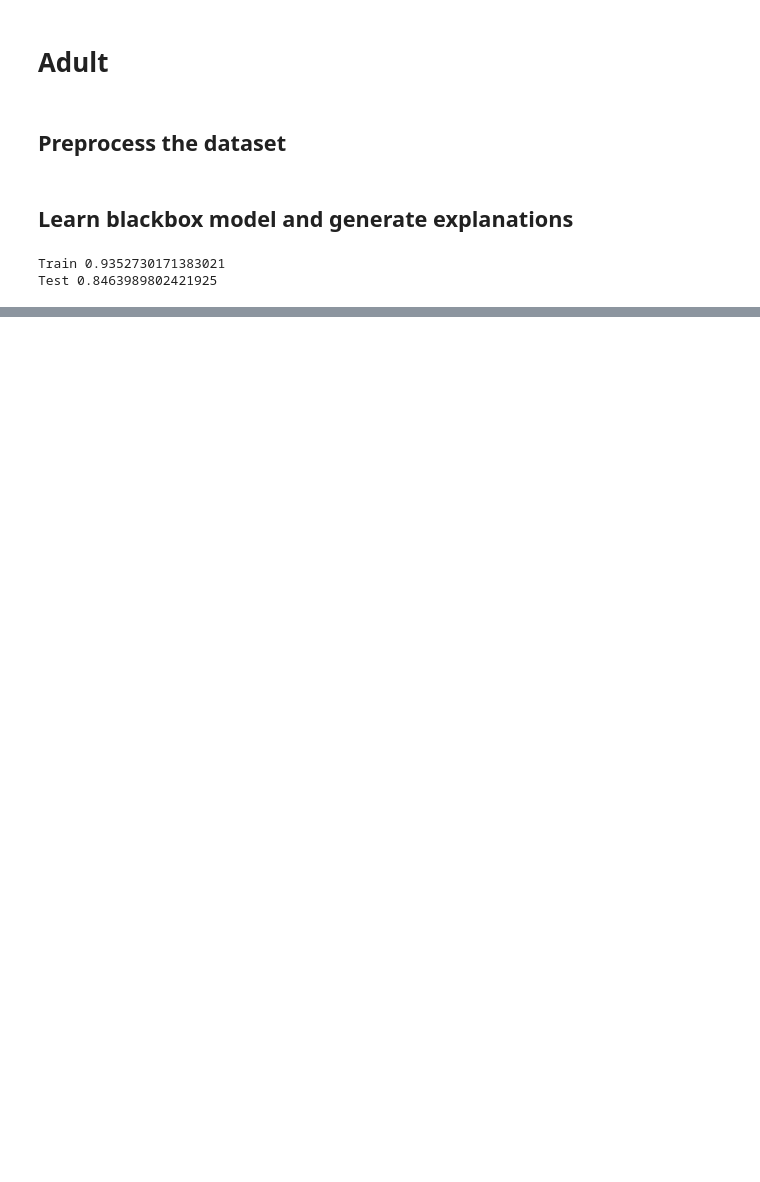
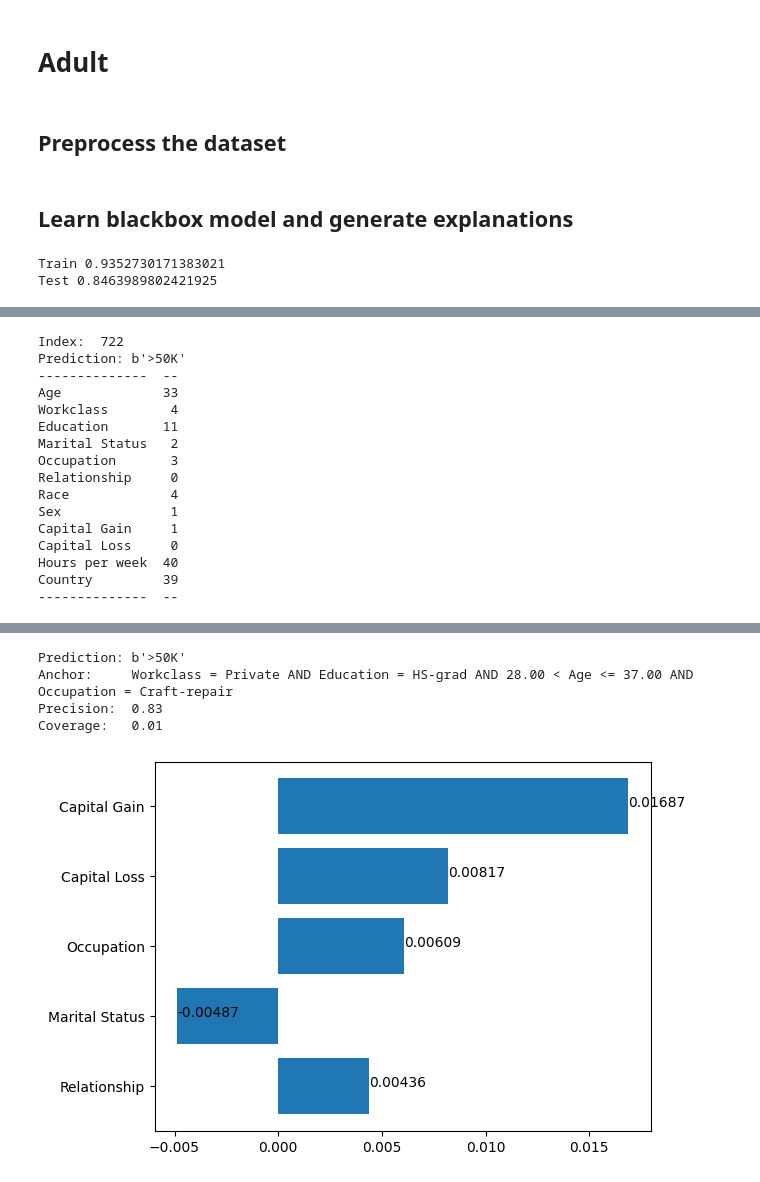
Before and after one commit to g-ohara/rlime, a Jupyter notebook: NewLIME.ipynb, the cells around one changed output, grey strips where cells are left out. Cells and saved outputs as stored; diff of their text form; code cells hidden in the pictures; blank space fills up the shorter version.

```diff
--- a/NewLIME.ipynb
+++ b/NewLIME.ipynb
@@ -59,15 +44,13 @@ sklearn.metrics.accuracy_score(labels_test, rf.predict(test))
 # %%
-importlib.reload(explanation)
+# explainer = lime.lime_tabular.LimeTabularExplainer(
+#     train,
+#     feature_names=iris.feature_names,
+#     class_names=iris.target_names,
+#     discretize_continuous=True)
 
-explainer = lime_tabular.LimeTabularExplainer(
-    train,
-    feature_names=iris.feature_names,
-    class_names=iris.target_names,
-    discretize_continuous=True)
+# i = np.random.randint(0, test.shape[0])
 
-i = np.random.randint(0, test.shape[0])
+# exp = explainer.explain_instance(
+#     test[i], rf.predict_proba, num_features=2, top_labels=1)
 
-exp = explainer.explain_instance(
-    test[i], rf.predict_proba, num_features=2, top_labels=1)
-
-exp.show_in_notebook(show_table=True, show_all=True)
+# exp.show_in_notebook(show_table=True, show_all=True)
@@ -93,4 +76,17 @@ print('Test', sklearn.metrics.accuracy_score(
 # %% [output]
 Train 0.9352730171383021
 Test 0.8463989802421925
+# %%
+from tabulate import tabulate
+import time
+
+def get_trg_sample(index):
+    print('Index: ', index)
+    raw_dataset = utils.load_dataset(
+        'adult', balance=True, dataset_folder=dataset_folder, discretize=False)
+    trg = dataset.test[index]
+    trg_data = list(zip(raw_dataset.feature_names, raw_dataset.test[index]))
+    print('Prediction:', raw_dataset.class_names[rf.predict(trg.reshape(1, -1))[0]])
+    print(tabulate(trg_data))
+    return trg
 # %%
@@ -160,0 +151,29 @@ NameError: name 'anchor' is not defined
+# %%
+importlib.reload(my_anchor_base)
+importlib.reload(my_anchor_tabular)
+
+i = np.random.randint(0, dataset.test.shape[0])
+# 730, 956, 1196, 1522
+# i = 1443
+trg = get_trg_sample(i)
+
+lime_original(trg)
+# anchor_original(trg)
+new_lime(trg, threshold=0.80)
+# %% [output]
+Index:  722
+Prediction: b'>50K'
+--------------  --
+Age             33
+Workclass        4
+Education       11
+Marital Status   2
+Occupation       3
+Relationship     0
+Race             4
+Sex              1
+Capital Gain     1
+Capital Loss     0
+Hours per week  40
+Country         39
+--------------  --
@@ -161,2 +181,7 @@ NameError: name 'anchor' is not defined
+Prediction: b'>50K'
+Anchor:     Workclass = Private AND Education = HS-grad AND 28.00 < Age <= 37.00 AND Occupation = Craft-repair
+Precision:  0.83
+Coverage:   0.01
+[figure, added]
 # %%
 # Get test examples where the anchor applies
```
Also changed, not shown: parts of 15 cells of this notebook, 2 other files.
